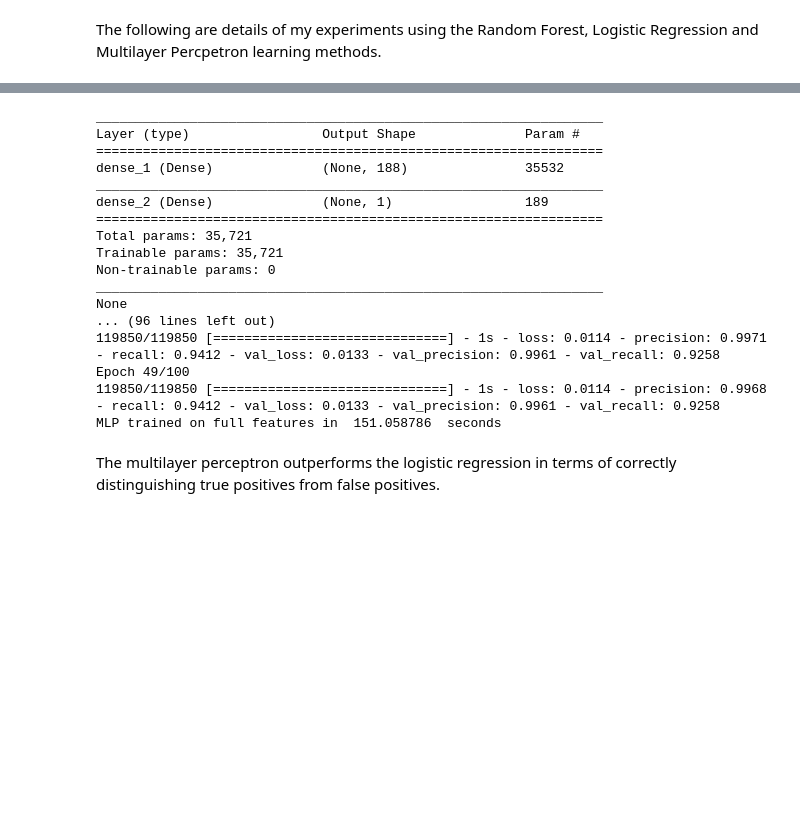
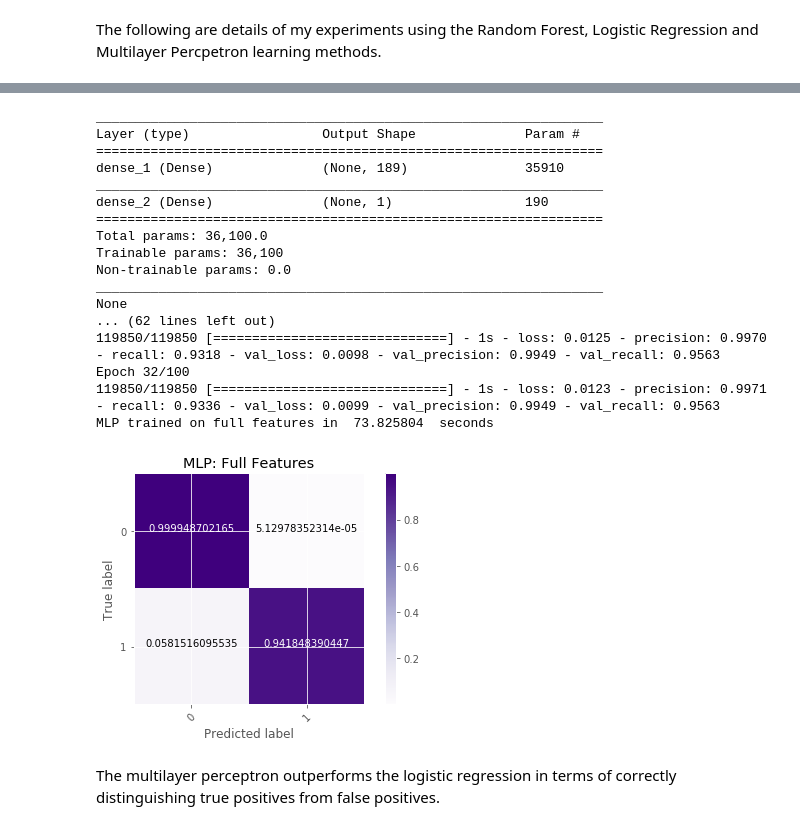
Before and after one commit to wderekjones/protein_binding, a Jupyter notebook: results_0.ipynb, the cells around one changed output, grey strips where cells are left out. Saved outputs shown, nothing was run; the diff lists cells and outputs as text; code cells hidden in the pictures; blank space fills up the shorter version.

```diff
--- a/results_0.ipynb
+++ b/results_0.ipynb
@@ -4,6 +4,7 @@
 The following are details of my experiments using the Random Forest, Logistic Regression and Multilayer Percpetron learning methods.
 # %%
 import time
+import matplotlib
 from sklearn.ensemble import RandomForestClassifier
 from sklearn.linear_model import LogisticRegression
 from sklearn.model_selection import train_test_split
@@ -20,6 +21,10 @@ from keras.callbacks import EarlyStopping
 import matplotlib as mpl
 import matplotlib.pyplot as plt
 import matplotlib.cm as cm
+%matplotlib inline
+
+matplotlib.style.use('ggplot')
+
 
 
 plt.clf()
@@ -60,40 +67,41 @@ Logistic Regression trained on full features in  57.735099  seconds.
 # %%
 model0 = Sequential()
 
-model0.add(Dense(188, input_shape=(188,), activation='sigmoid'))
+model0.add(Dense(X_train.shape[1], input_shape=(X_train.shape[1],), activation='sigmoid'))
 model0.add(Dense(1, activation='sigmoid'))
 
 
 model0.compile(optimizer=Adam(lr=1e-4), loss=losses.binary_crossentropy, metrics=[precision, recall])
 
 print(model0.summary())
 t7 = time.clock()
 model0.fit(X_train, y_train, batch_size=1000, epochs=100, validation_split=0.25, callbacks=[EarlyStopping()])
 print ("MLP trained on full features in ", (time.clock() - t7), " seconds")
 
 preds = model0.predict(X_test)
 
 preds[preds >= 0.5] = 1
 preds[preds < 0.5] = 0
 generate_report("MLP: Full Features", model0, preds, y_test)
 # %% [output]
 _________________________________________________________________
 Layer (type)                 Output Shape              Param #
 =================================================================
-dense_1 (Dense)              (None, 188)               35532
+dense_1 (Dense)              (None, 189)               35910
 _________________________________________________________________
-dense_2 (Dense)              (None, 1)                 189
+dense_2 (Dense)              (None, 1)                 190
 =================================================================
-Total params: 35,721
-Trainable params: 35,721
-Non-trainable params: 0
+Total params: 36,100.0
+Trainable params: 36,100
+Non-trainable params: 0.0
 _________________________________________________________________
 None
-... (96 lines left out)
-119850/119850 [==============================] - 1s - loss: 0.0114 - precision: 0.9971 - recall: 0.9412 - val_loss: 0.0133 - val_precision: 0.9961 - val_recall: 0.9258
-Epoch 49/100
-119850/119850 [==============================] - 1s - loss: 0.0114 - precision: 0.9968 - recall: 0.9412 - val_loss: 0.0133 - val_precision: 0.9961 - val_recall: 0.9258
-MLP trained on full features in  151.058786  seconds
+... (62 lines left out)
+119850/119850 [==============================] - 1s - loss: 0.0125 - precision: 0.9970 - recall: 0.9318 - val_loss: 0.0098 - val_precision: 0.9949 - val_recall: 0.9563
+Epoch 32/100
+119850/119850 [==============================] - 1s - loss: 0.0123 - precision: 0.9971 - recall: 0.9336 - val_loss: 0.0099 - val_precision: 0.9949 - val_recall: 0.9563
+MLP trained on full features in  73.825804  seconds
+[figure, added]
 # %% [markdown]
 The multilayer perceptron outperforms the logistic regression in terms of correctly distinguishing true positives from false positives.
 # %%
```
Also changed, not shown: parts of 10 cells of this notebook, 2 other files.
